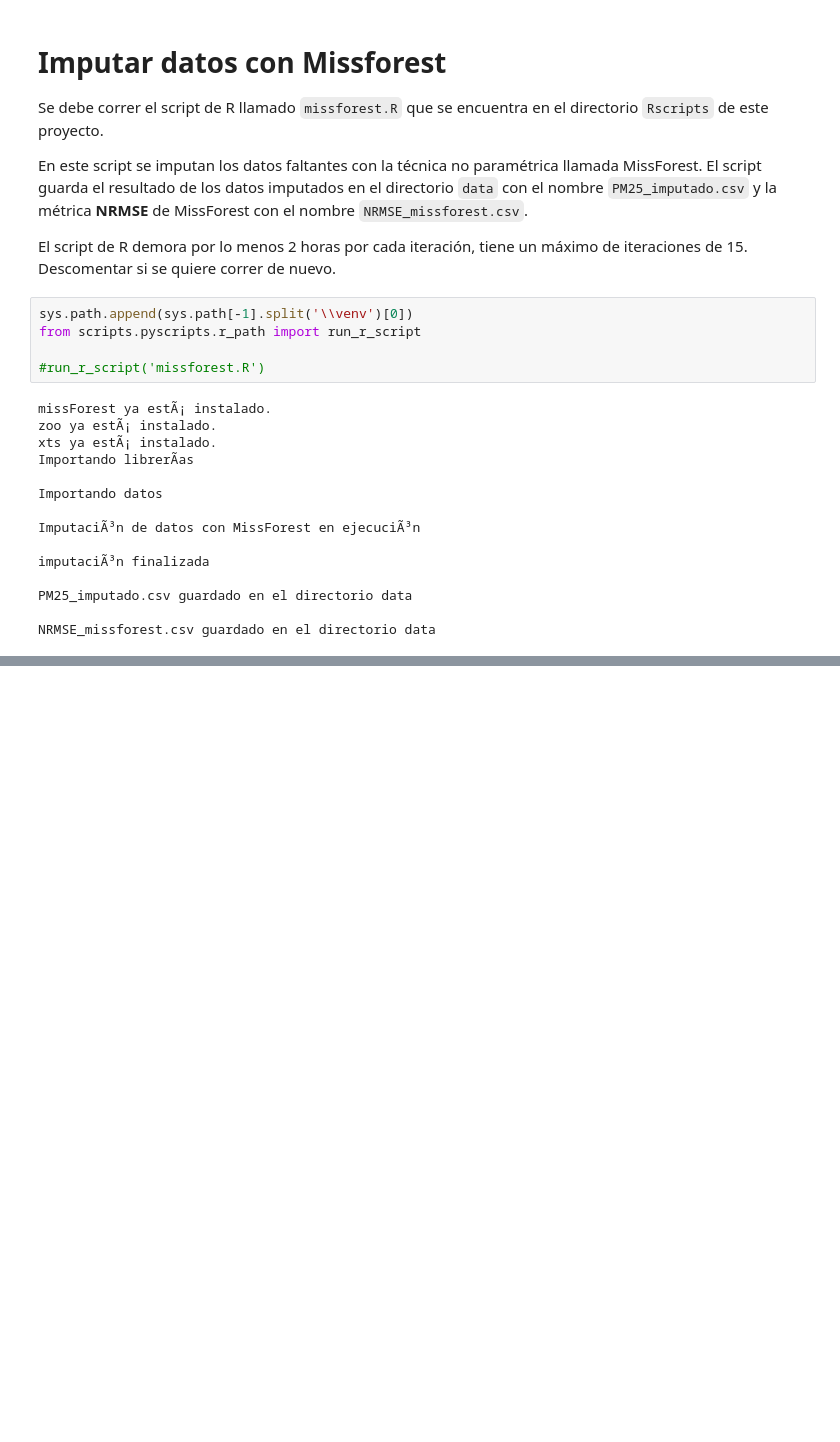
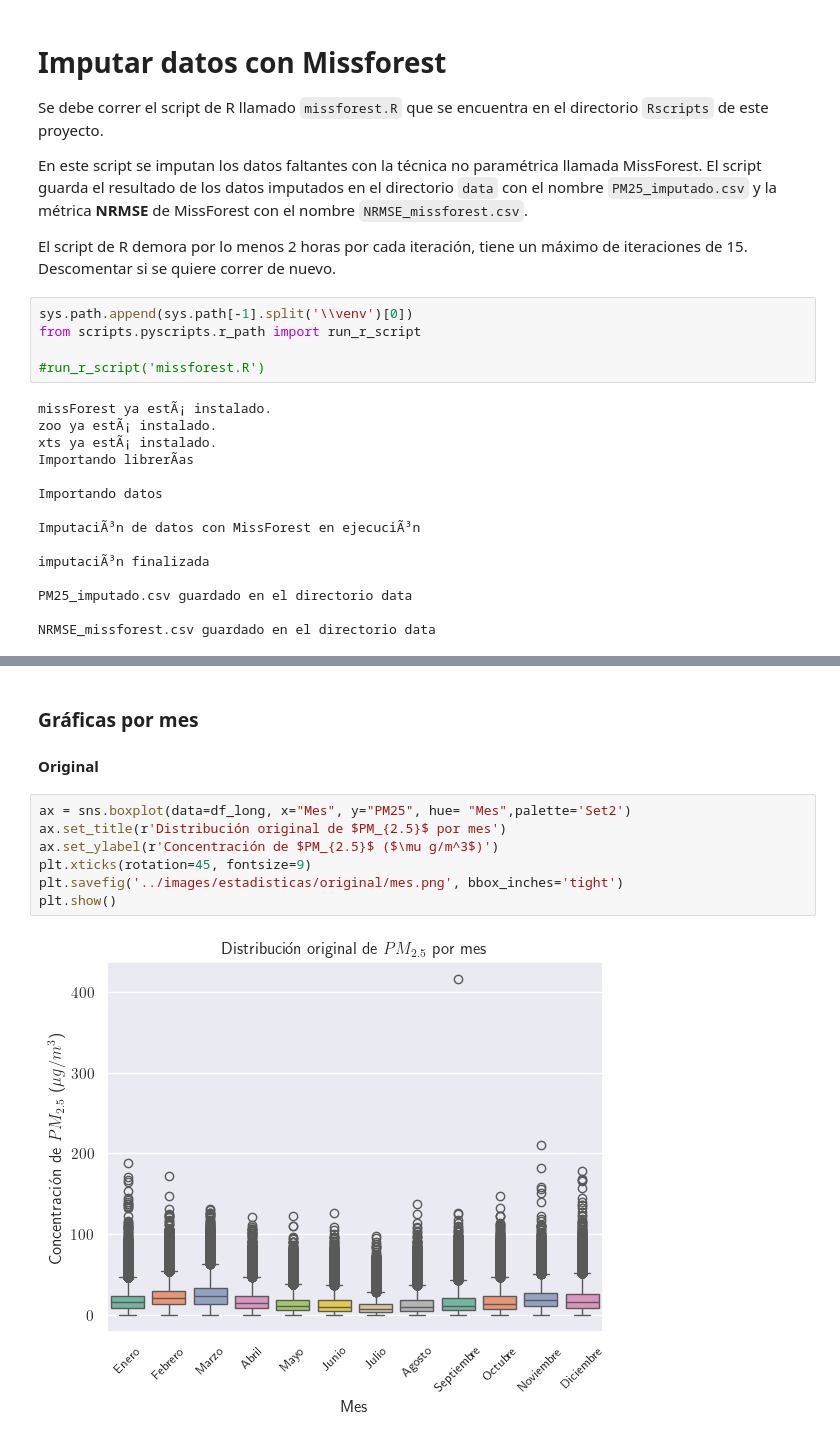
Before and after one commit to Gersonyeye/IAV2-55-final-project, a Jupyter notebook: notebooks/main.ipynb, the cells around one changed output, grey strips where cells are left out. Cells and saved outputs as stored; diff of their text form; blank space fills up the shorter version.

```diff
--- a/notebooks/main.ipynb
+++ b/notebooks/main.ipynb
@@ -135,0 +291,13 @@ NRMSE_missforest.csv guardado en el directorio data
+# %% [markdown]
+### Gráficas por mes
+
+#### Original
+# %%
+ax = sns.boxplot(data=df_long, x="Mes", y="PM25", hue= "Mes",palette='Set2')
+ax.set_title(r'Distribución original de $PM_{2.5}$ por mes')
+ax.set_ylabel(r'Concentración de $PM_{2.5}$ ($\mu g/m^3$)')
+plt.xticks(rotation=45, fontsize=9)
+plt.savefig('../images/estadisticas/original/mes.png', bbox_inches='tight')
+plt.show()
+# %% [output]
+[figure, added]
```
Also changed, not shown: parts of 73 cells of this notebook, 23 other files.
